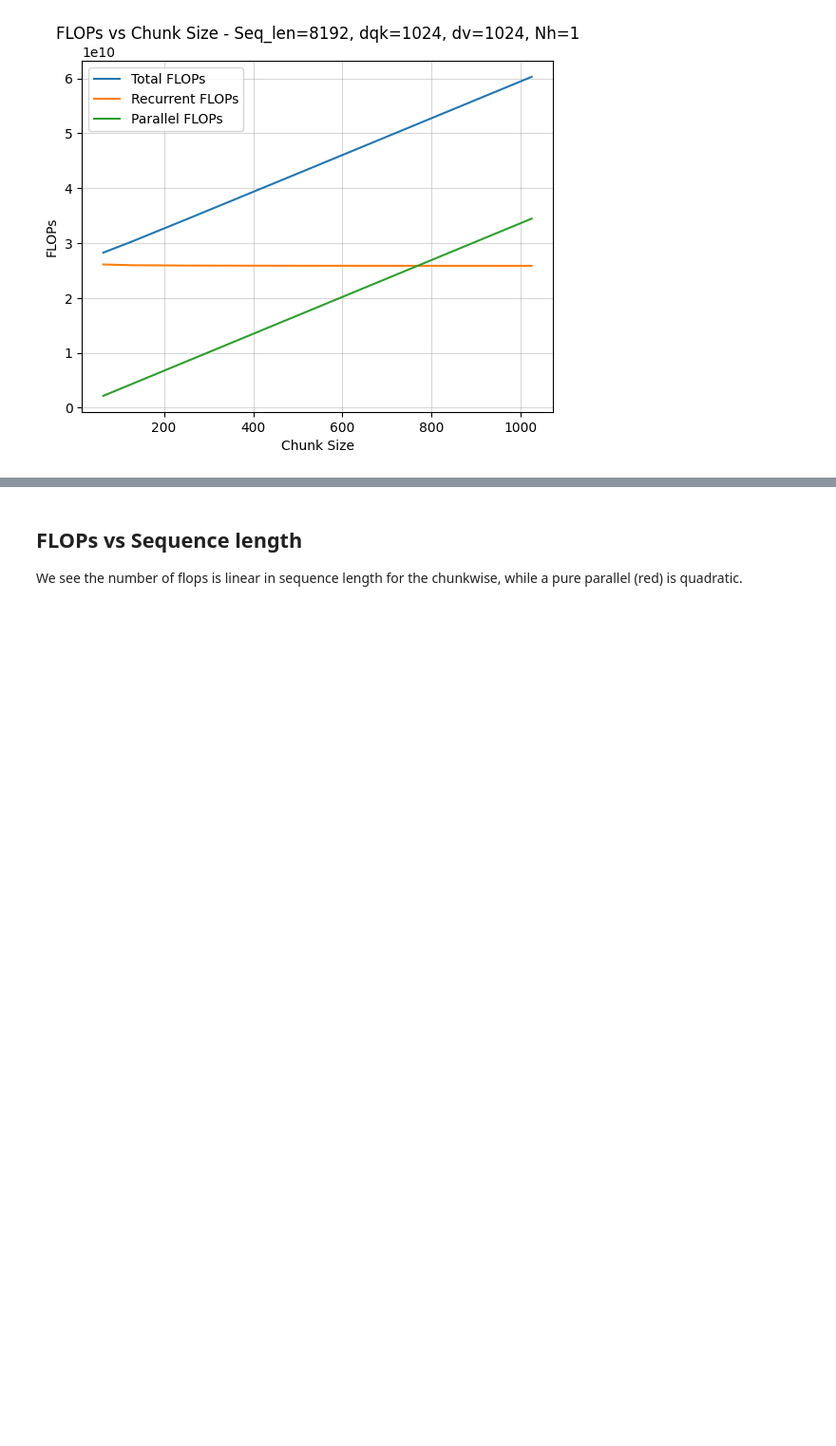
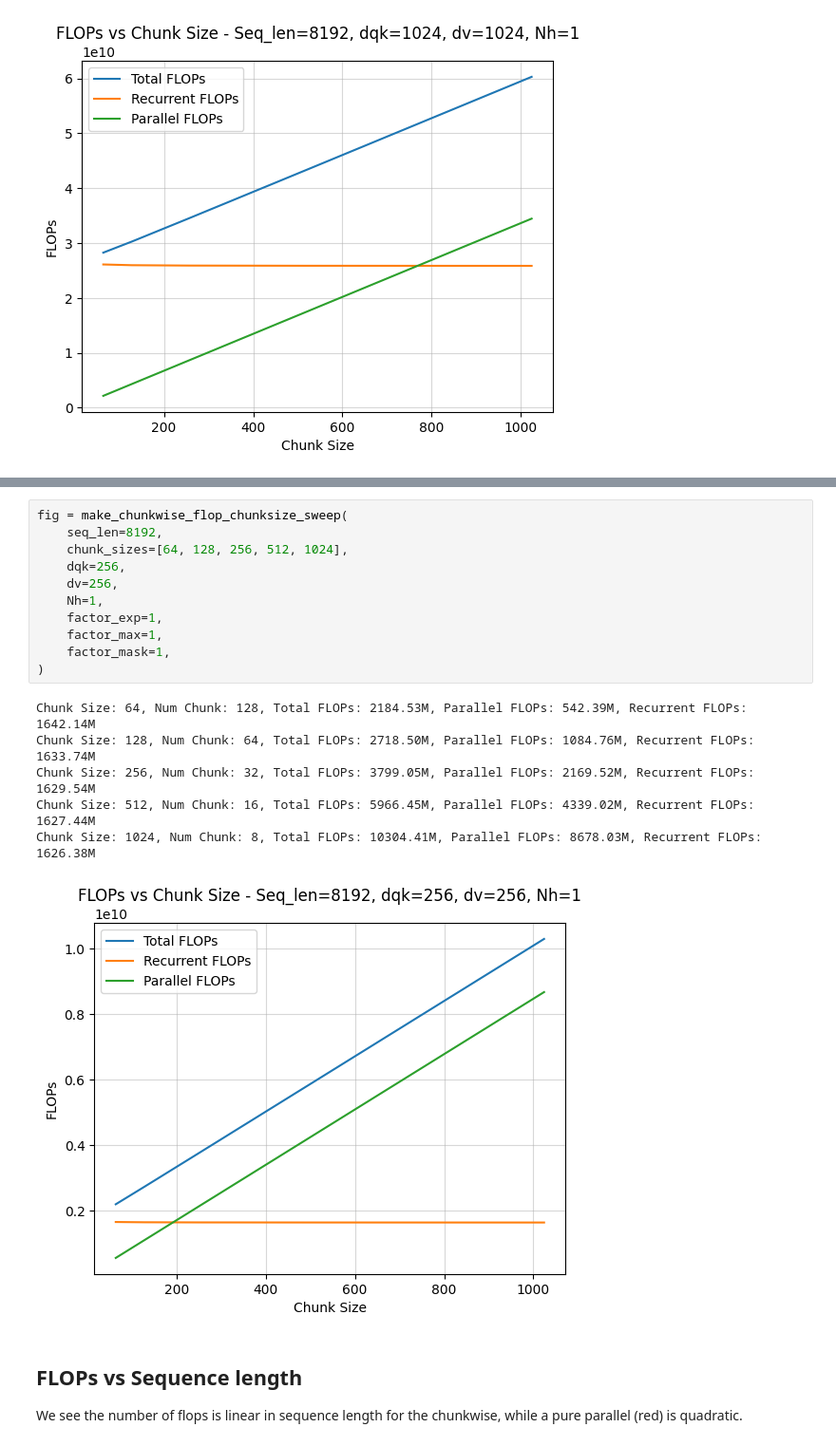
Before and after one commit to subho406/mlstm_kernels, a Jupyter notebook: notebooks/flop_counting/mlstm_cell--count_flops_by_hand.ipynb, the cells around one changed output, grey strips where cells are left out. Shown: that part at 95% size. Cells and saved outputs as stored; diff of their text form; blank space fills up the shorter version.

```diff
--- a/notebooks/flop_counting/mlstm_cell--count_flops_by_hand.ipynb
+++ b/notebooks/flop_counting/mlstm_cell--count_flops_by_hand.ipynb
@@ -123,3 +159,21 @@ Chunk Size: 1024, Num Chunk: 8, Total FLOPs: 60293.18M, Parallel FLOPs: 34447.83
+# %%
+fig = make_chunkwise_flop_chunksize_sweep(
+    seq_len=8192,
+    chunk_sizes=[64, 128, 256, 512, 1024],
+    dqk=256,
+    dv=256,
+    Nh=1,
+    factor_exp=1,
+    factor_max=1,
+    factor_mask=1,
+)
+# %% [output]
+Chunk Size: 64, Num Chunk: 128, Total FLOPs: 2184.53M, Parallel FLOPs: 542.39M, Recurrent FLOPs: 1642.14M
+Chunk Size: 128, Num Chunk: 64, Total FLOPs: 2718.50M, Parallel FLOPs: 1084.76M, Recurrent FLOPs: 1633.74M
+Chunk Size: 256, Num Chunk: 32, Total FLOPs: 3799.05M, Parallel FLOPs: 2169.52M, Recurrent FLOPs: 1629.54M
+Chunk Size: 512, Num Chunk: 16, Total FLOPs: 5966.45M, Parallel FLOPs: 4339.02M, Recurrent FLOPs: 1627.44M
+Chunk Size: 1024, Num Chunk: 8, Total FLOPs: 10304.41M, Parallel FLOPs: 8678.03M, Recurrent FLOPs: 1626.38M
+[figure, added]
 # %% [markdown]
 ## FLOPs vs Sequence length
 
```
Also changed, not shown: parts of 4 cells of this notebook, 9 other files.
